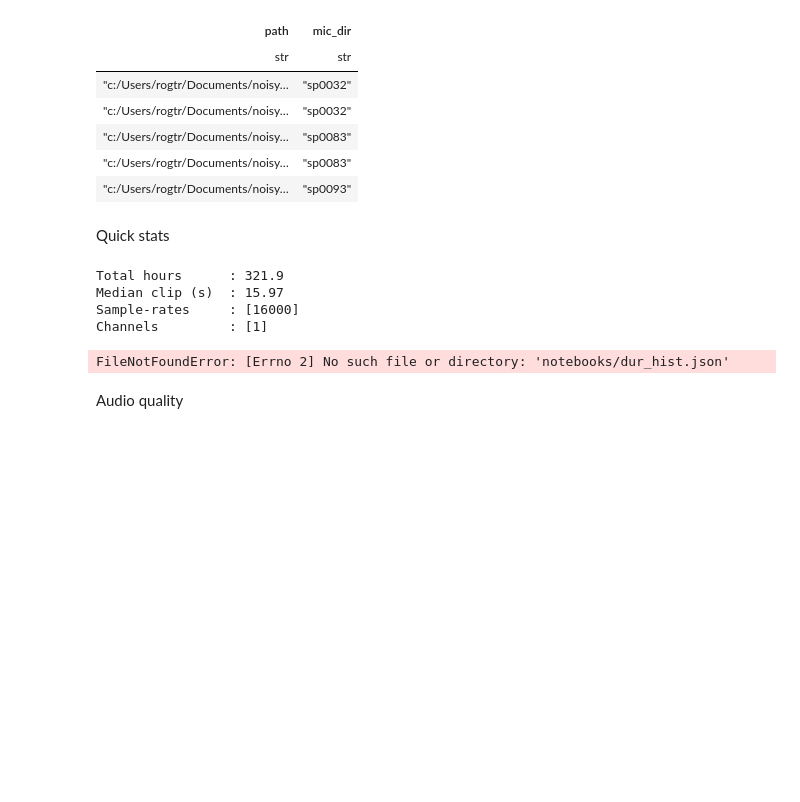
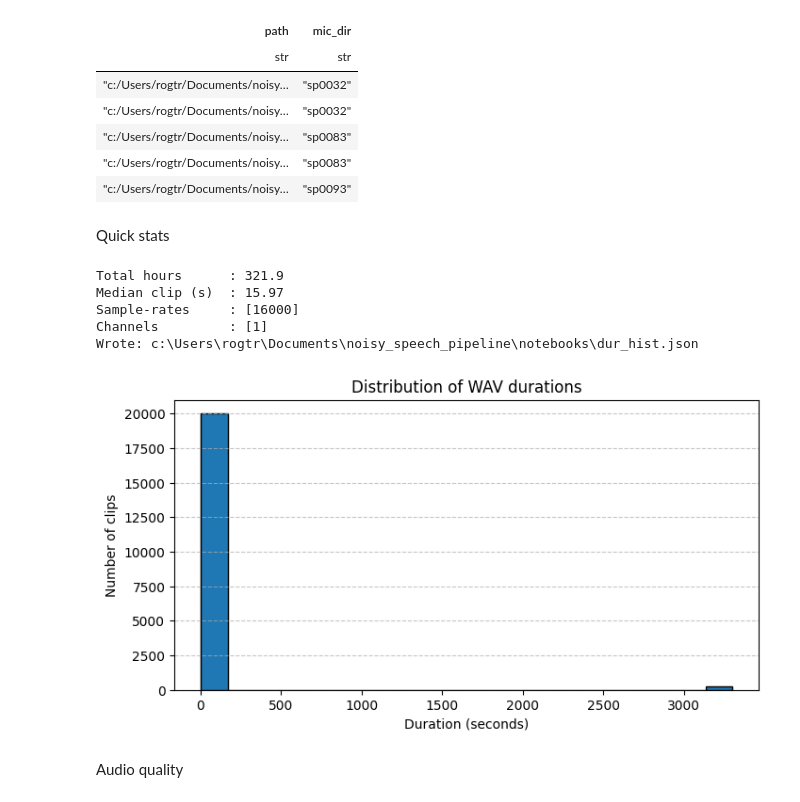
Before and after one commit to coolsnow7/noisy_speech_pipeline, a Jupyter notebook: notebooks/01_profiling.ipynb, the cells around one changed output. Saved outputs shown, nothing was run; the diff lists cells and outputs as text; code cells hidden in the pictures; blank space fills up the shorter version.

Commit message:
Week1: profiling notebook + duration histogram + manifest

```diff
--- a/notebooks/01_profiling.ipynb
+++ b/notebooks/01_profiling.ipynb
@@ -12,7 +12,10 @@ except ModuleNotFoundError:
     )
 # %%
 import pathlib, itertools
-PROJECT_ROOT = pathlib.Path.cwd().parent            # one level up from notebooks/
+
+NB_DIR       = Path.cwd()
+PROJECT_ROOT = NB_DIR.parent
+DATA_DIR     = PROJECT_ROOT / "data"
 RAW_ROOT      = PROJECT_ROOT / "data" / "raw" / "voices" / "VOiCES_devkit"
 MANIFEST      = PROJECT_ROOT / "data" / "voices_manifest.parquet"
 print("Found a wav?", next(RAW_ROOT.rglob("*.wav"), None))
@@ -72,12 +75,44 @@ print(f"Total hours      : {df['duration_sec'].sum() / 3600:.1f}")
 print(f"Median clip (s)  : {df['duration_sec'].median():.2f}")
 print(f"Sample-rates     : {df['sample_rate'].unique().to_list()}")
 print(f"Channels         : {df['channels'].unique().to_list()}")
+
+hist, edges = np.histogram(df["duration_sec"].to_numpy(), bins=20)
+HIST_PATH = NB_DIR / "dur_hist.json"
+HIST_PATH.parent.mkdir(parents=True, exist_ok=True)
+with open(HIST_PATH, "w") as f:
+    json.dump({"edges": edges.tolist(), "counts": hist.tolist()}, f)
+print("Wrote:", HIST_PATH)
 # %% [output]
 Total hours      : 321.9
 Median clip (s)  : 15.97
 Sample-rates     : [16000]
 Channels         : [1]
+Wrote: c:\Users\rogtr\Documents\noisy_speech_pipeline\notebooks\dur_hist.json
-FileNotFoundError: [Errno 2] No such file or directory: 'notebooks/dur_hist.json'
+# %%
+import json
+import matplotlib.pyplot as plt
+from pathlib import Path
+
+# Path to the JSON file
+HIST_PATH = Path.cwd() / "dur_hist.json"
+
+# Load histogram data
+with open(HIST_PATH, "r") as f:
+    hist_data = json.load(f)
+
+edges = hist_data["edges"]
+counts = hist_data["counts"]
+
+# Plot
+plt.figure(figsize=(8, 4))
+plt.bar(edges[:-1], counts, width=(edges[1] - edges[0]), align="edge", edgecolor="black")
+plt.xlabel("Duration (seconds)")
+plt.ylabel("Number of clips")
+plt.title("Distribution of WAV durations")
+plt.grid(axis="y", linestyle="--", alpha=0.7)
+plt.show()
+# %% [output]
+[figure, added]
 # %% [markdown]
 Audio quality
 # %%
```
Also changed, not shown: parts of 1 cell of this notebook, 2 other files.
